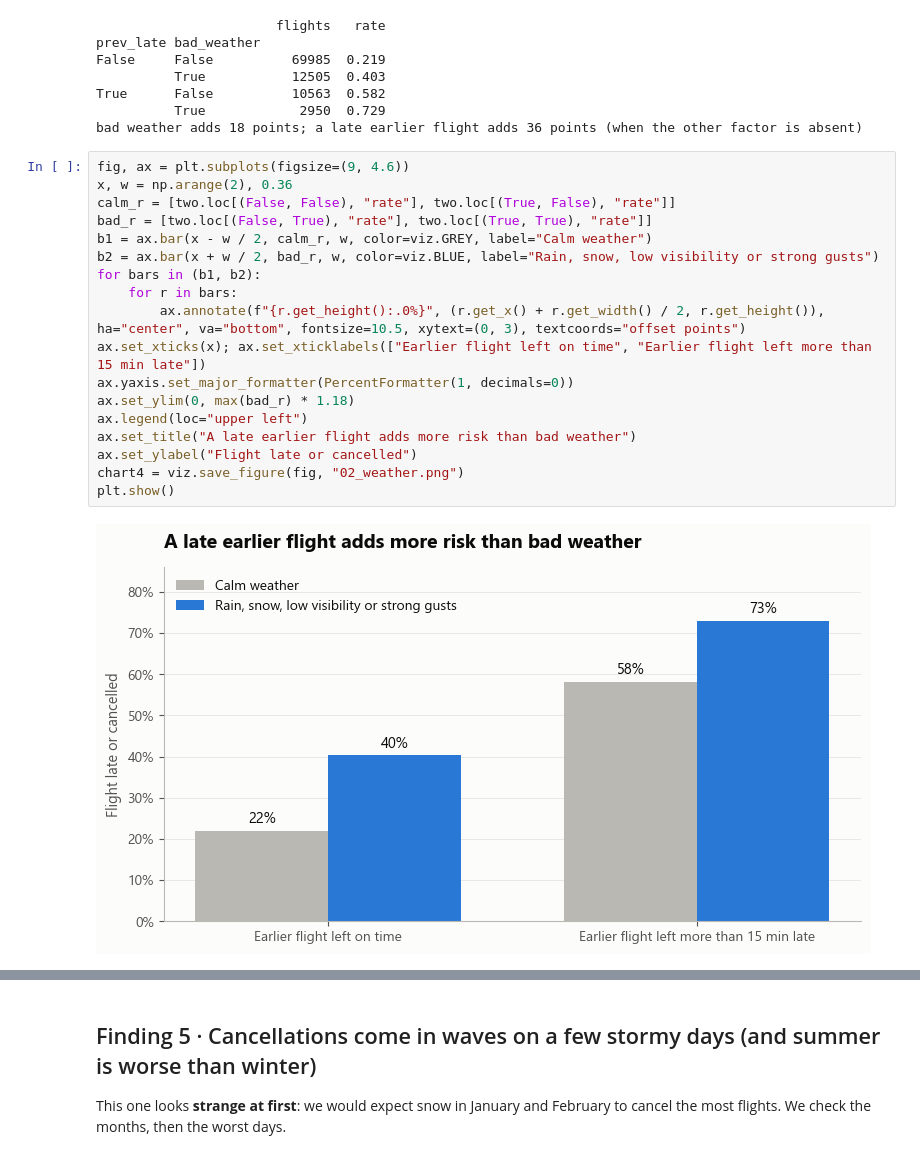
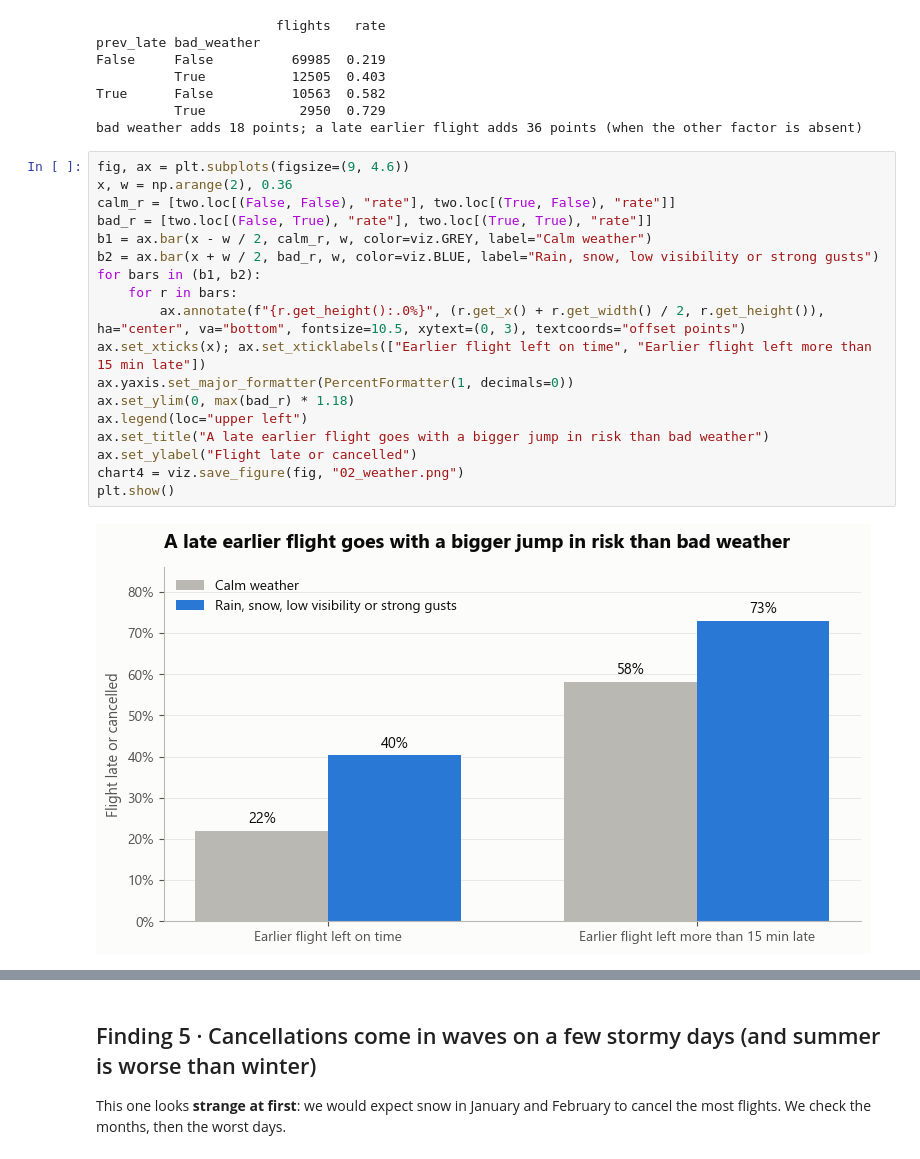
Before and after one commit to bssam99/nyc-flights-2023-delay-prediction, a Jupyter notebook: notebooks/02_explore.ipynb, the cells around one changed output, grey strips where cells are left out. Cells and saved outputs as stored; diff of their text form.

```diff
--- a/notebooks/02_explore.ipynb
+++ b/notebooks/02_explore.ipynb
@@ -277,22 +292,22 @@ bad weather adds 18 points; a late earlier flight adds 36 points (when the other
 # %%
 fig, ax = plt.subplots(figsize=(9, 4.6))
 x, w = np.arange(2), 0.36
 calm_r = [two.loc[(False, False), "rate"], two.loc[(True, False), "rate"]]
 bad_r = [two.loc[(False, True), "rate"], two.loc[(True, True), "rate"]]
 b1 = ax.bar(x - w / 2, calm_r, w, color=viz.GREY, label="Calm weather")
 b2 = ax.bar(x + w / 2, bad_r, w, color=viz.BLUE, label="Rain, snow, low visibility or strong gusts")
 for bars in (b1, b2):
     for r in bars:
         ax.annotate(f"{r.get_height():.0%}", (r.get_x() + r.get_width() / 2, r.get_height()), ha="center", va="bottom", fontsize=10.5, xytext=(0, 3), textcoords="offset points")
 ax.set_xticks(x); ax.set_xticklabels(["Earlier flight left on time", "Earlier flight left more than 15 min late"])
 ax.yaxis.set_major_formatter(PercentFormatter(1, decimals=0))
 ax.set_ylim(0, max(bad_r) * 1.18)
 ax.legend(loc="upper left")
-ax.set_title("A late earlier flight adds more risk than bad weather")
+ax.set_title("A late earlier flight goes with a bigger jump in risk than bad weather")
 ax.set_ylabel("Flight late or cancelled")
 chart4 = viz.save_figure(fig, "02_weather.png")
 plt.show()
 # %% [output]
-[figure, old version]
+[figure, new version]
 # %%
 findings.append(dict(
```
Also changed, not shown: parts of 12 cells of this notebook, 40 other files.
